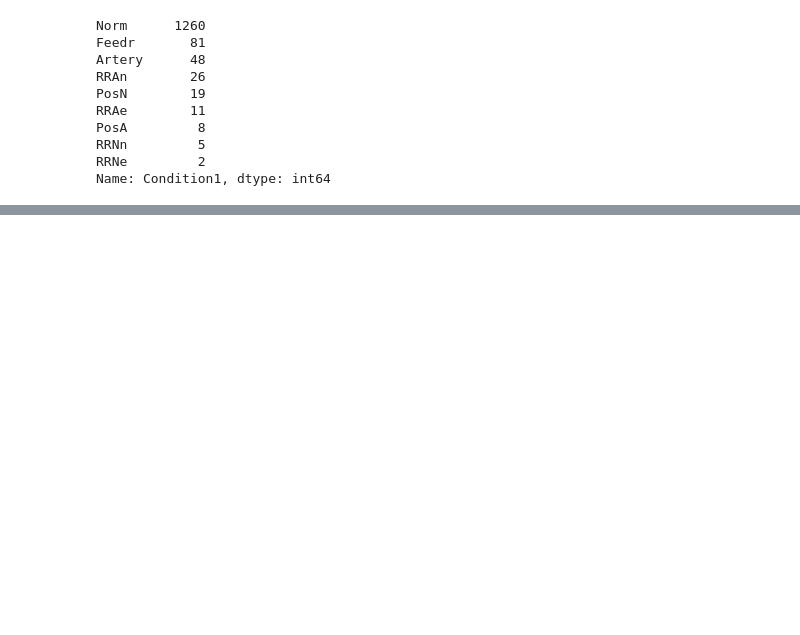
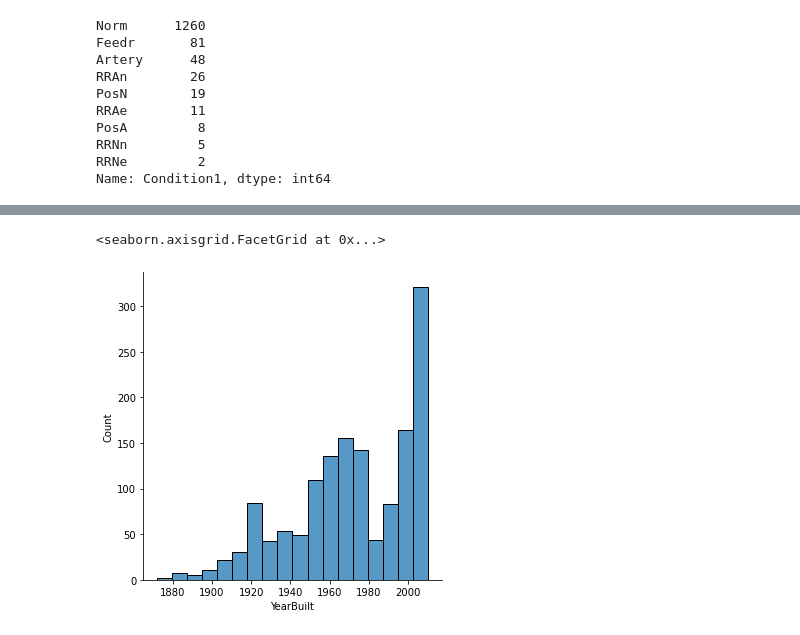
Before and after one commit to marbc3/House-Price-Prediction, a Jupyter notebook: House Price Prediction.ipynb, the cells around one changed output, grey strips where cells are left out. Saved outputs shown, nothing was run; the diff lists cells and outputs as text; code cells hidden in the pictures; blank space fills up the shorter version.

```diff
--- a/House Price Prediction.ipynb
+++ b/House Price Prediction.ipynb
@@ -424,0 +420,4 @@ df
+# %%
+df.drop(columns='Condition2', inplace=True)
+
+df_test.drop(columns='Condition2', inplace=True)
@@ -424,0 +433,3 @@ df
+# %%
+df = pd.get_dummies(df, columns = ["BldgType"])
+df_test = pd.get_dummies(df_test, columns = ["BldgType"])
@@ -424,0 +448,23 @@ df
+# %%
+def housestyle_transform(text):
+
+    if text=='1Story':
+        return '1Story'
+
+    elif text=='2Story':
+        return '2Story'
+
+    elif text=='1.5Fin':
+        return '1.5Fin'
+
+    elif text=='SLvl':
+        return 'SLvl'
+
+    else:
+        return 'Other'
+# %%
+df['HouseStyle'] = df['HouseStyle'].apply(lambda x:housestyle_transform(x))
+df_test['HouseStyle'] = df_test['HouseStyle'].apply(lambda x:housestyle_transform(x))
+
+df = pd.get_dummies(df, columns = ["HouseStyle"])
+df_test = pd.get_dummies(df_test, columns = ["HouseStyle"])
@@ -424,0 +513,5 @@ df
+# %%
+sns.displot((df.YearBuilt))
+# %% [output]
+<seaborn.axisgrid.FacetGrid at 0x...>
+[figure, added]
```
Also changed, not shown: parts of 71 cells of this notebook.
